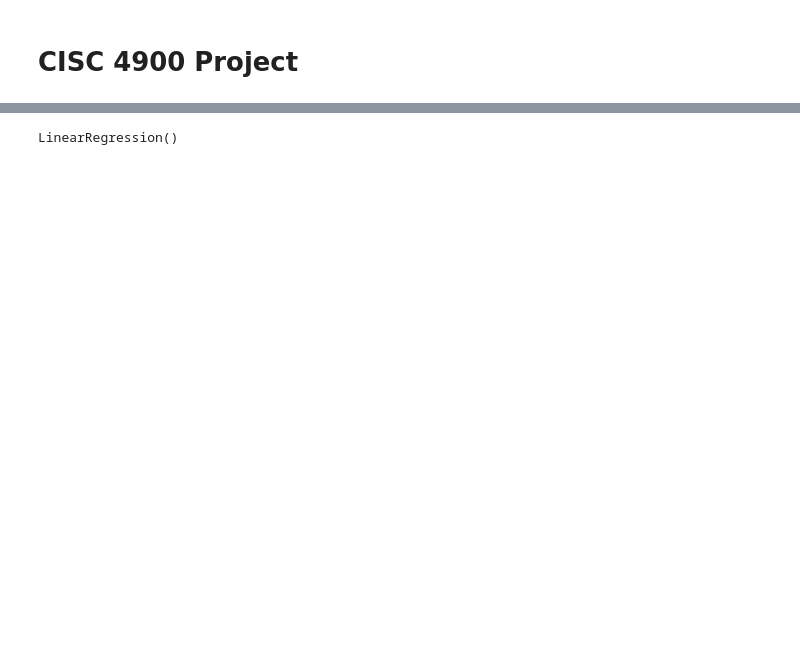
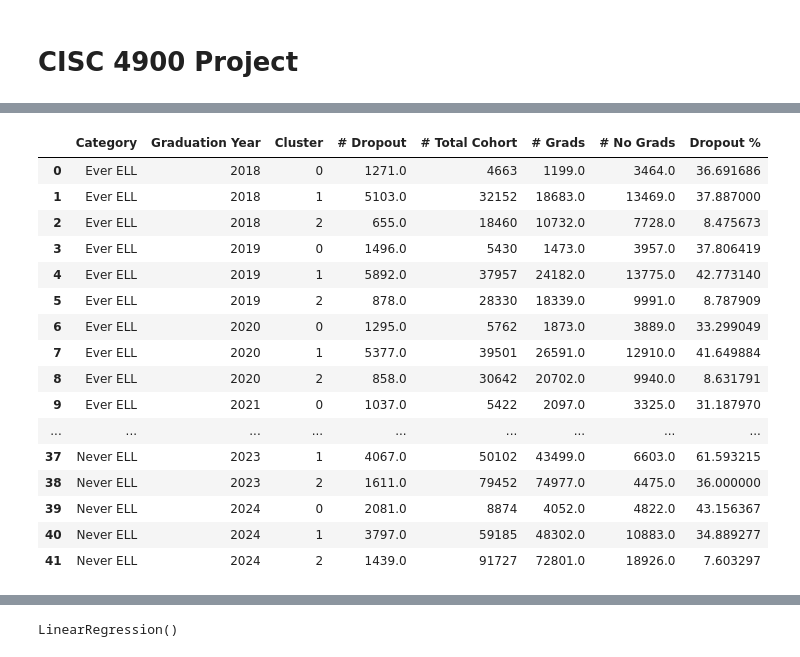
Before and after one commit to mwumigue/CISC-4900, a Jupyter notebook: CISC-4900.ipynb, the cells around one changed output, grey strips where cells are left out. Drawn from its saved outputs; the diff is of its cells as text; code cells hidden in the pictures; blank space fills up the shorter version.

```diff
--- a/CISC-4900.ipynb
+++ b/CISC-4900.ipynb
@@ -582,0 +592,6 @@ fig.update_layout(
+# %%
+general_graduation = classify_data[['School Name', 'Cluster']].merge(general_graduation, on='School Name')
+swd_graduation = classify_data[['School Name', 'Cluster']].merge(swd_graduation, on='School Name')
+poverty_graduation = classify_data[['School Name', 'Cluster']].merge(poverty_graduation, on='School Name')
+ell_graduation = classify_data[['School Name', 'Cluster']].merge(ell_graduation, on='School Name')
+ethnicity_graduation = classify_data[['School Name', 'Cluster']].merge(ethnicity_graduation, on='School Name')
@@ -582,0 +1151,6 @@ fig.update_layout(
+# %%
+def filter_dropout_per_year(df):
+    df_dropout_per_year = df.groupby(['Category', 'Graduation Year', 'Cluster'])[['# Dropout', '# Total Cohort', '# Grads']].sum().reset_index()
+    df_dropout_per_year['# No Grads'] = df_dropout_per_year['# Total Cohort'] - df_dropout_per_year['# Grads']
+    df_dropout_per_year['Dropout %'] = df_dropout_per_year['# Dropout'] / df_dropout_per_year['# No Grads'] * 100
+    return df_dropout_per_year
@@ -582,0 +1308,4 @@ fig.update_layout(
+# %%
+all_ell_graduates = filter_data(ell_graduation, columns=['# Grads','# Advanced Regents', '# Regents without Advanced', '# Local', '# Still Enrolled', '# Dropout'], cluster=True)
+all_ell_graduates.loc[all_ell_graduates['Category'] == 'Current ELL', 'Category'] = 'Ever ELL'
+all_ell_graduates
@@ -582,0 +1326,4 @@ fig.update_layout(
+# %%
+ell_data = filter_graduation_data(all_ell_graduates, ['Graduation Year','Category','Duration'], cluster=True)
+ell_data['Category Code'] = ell_data['Category'].astype('category').cat.codes
+ell_data
@@ -582,0 +1474,21 @@ fig.update_layout(
+# %%
+ell_data_dropout_per_year = filter_dropout_per_year(ell_data)
+ell_data_dropout_per_year
+# %% [output]
+|  | Category | Graduation Year | Cluster | # Dropout | # Total Cohort | # Grads | # No Grads | Dropout % |
+| 0 | Ever ELL | 2018 | 0 | 1271.0 | 4663 | 1199.0 | 3464.0 | 36.691686 |
+| 1 | Ever ELL | 2018 | 1 | 5103.0 | 32152 | 18683.0 | 13469.0 | 37.887000 |
+| 2 | Ever ELL | 2018 | 2 | 655.0 | 18460 | 10732.0 | 7728.0 | 8.475673 |
+| 3 | Ever ELL | 2019 | 0 | 1496.0 | 5430 | 1473.0 | 3957.0 | 37.806419 |
+| 4 | Ever ELL | 2019 | 1 | 5892.0 | 37957 | 24182.0 | 13775.0 | 42.773140 |
+| 5 | Ever ELL | 2019 | 2 | 878.0 | 28330 | 18339.0 | 9991.0 | 8.787909 |
+| 6 | Ever ELL | 2020 | 0 | 1295.0 | 5762 | 1873.0 | 3889.0 | 33.299049 |
+| 7 | Ever ELL | 2020 | 1 | 5377.0 | 39501 | 26591.0 | 12910.0 | 41.649884 |
+| 8 | Ever ELL | 2020 | 2 | 858.0 | 30642 | 20702.0 | 9940.0 | 8.631791 |
+| 9 | Ever ELL | 2021 | 0 | 1037.0 | 5422 | 2097.0 | 3325.0 | 31.187970 |
+| ... | ... | ... | ... | ... | ... | ... | ... | ... |
+| 37 | Never ELL | 2023 | 1 | 4067.0 | 50102 | 43499.0 | 6603.0 | 61.593215 |
+| 38 | Never ELL | 2023 | 2 | 1611.0 | 79452 | 74977.0 | 4475.0 | 36.000000 |
+| 39 | Never ELL | 2024 | 0 | 2081.0 | 8874 | 4052.0 | 4822.0 | 43.156367 |
+| 40 | Never ELL | 2024 | 1 | 3797.0 | 59185 | 48302.0 | 10883.0 | 34.889277 |
+| 41 | Never ELL | 2024 | 2 | 1439.0 | 91727 | 72801.0 | 18926.0 | 7.603297 |
```
Also changed, not shown: parts of 273 cells of this notebook.
